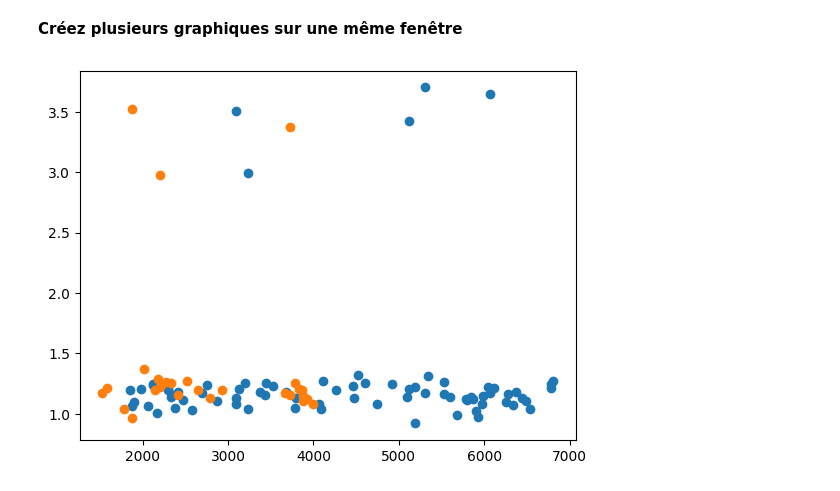
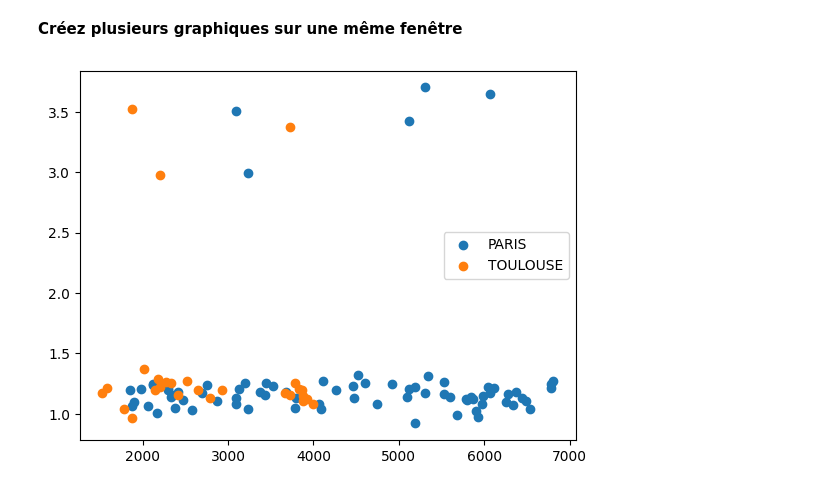
Before and after one commit to Harlequelrah/Learning_data_science, a Jupyter notebook: Learning_data_science/Construisez_des_data_visualisations_avec_Matplotlib_et_Seaborn/Tracez_des_graphiques_avec_Matplotlib.ipynb, the cells around one changed output. Drawn from its saved outputs; the diff is of its cells as text; code cells hidden in the pictures.

Commit message:
Creation de graphiques avec label

```diff
--- a/Learning_data_science/Construisez_des_data_visualisations_avec_Matplotlib_et_Seaborn/Tracez_des_graphiques_avec_Matplotlib.ipynb
+++ b/Learning_data_science/Construisez_des_data_visualisations_avec_Matplotlib_et_Seaborn/Tracez_des_graphiques_avec_Matplotlib.ipynb
@@ -130,8 +130,9 @@ plt.plot(evolution_ca['date'],evolution_ca["chiffre d'affaire"],marker='o',color
 # %%
 df1 = prets.loc[prets['ville']=='PARIS' , : ]
 df2 = prets.loc[prets['ville']=='TOULOUSE' , : ]
-plt.scatter(df1['revenu'],df1['taux'])
-plt.scatter(df2['revenu'],df2['taux'])
+plt.scatter(df1['revenu'],df1['taux'],label='PARIS')
+plt.scatter(df2['revenu'],df2['taux'],label='TOULOUSE')
+plt.legend()
 plt.show()
 # %% [output]
-[figure, old version]
+[figure, new version]
```
Also changed, not shown: parts of 1 cell of this notebook.
